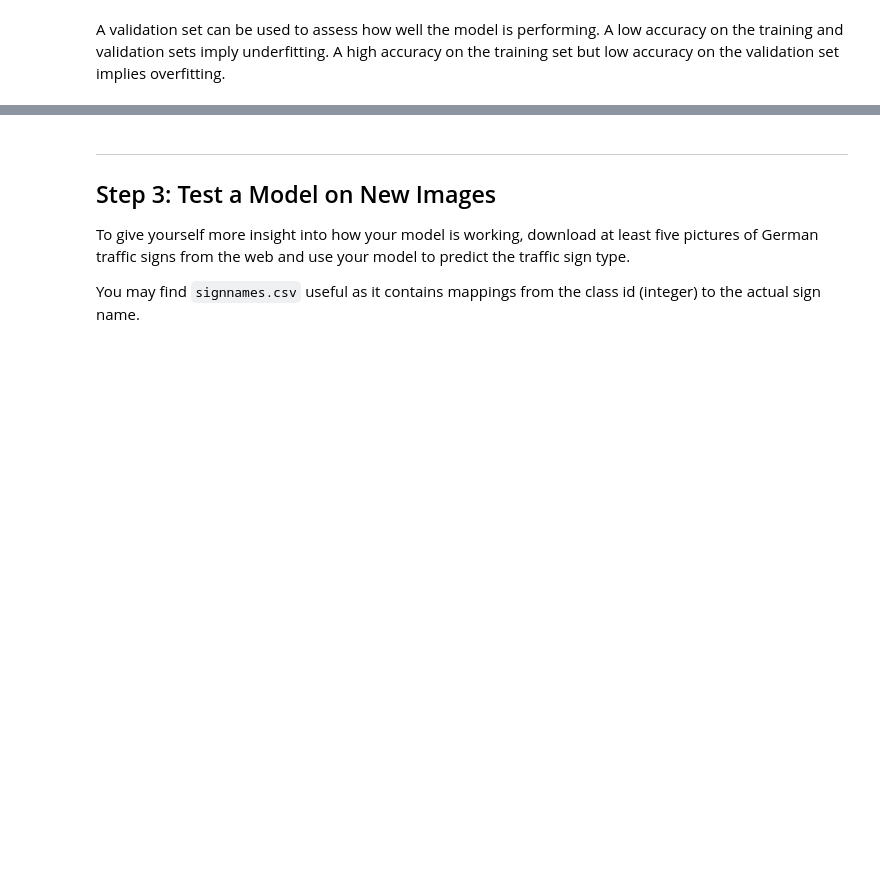
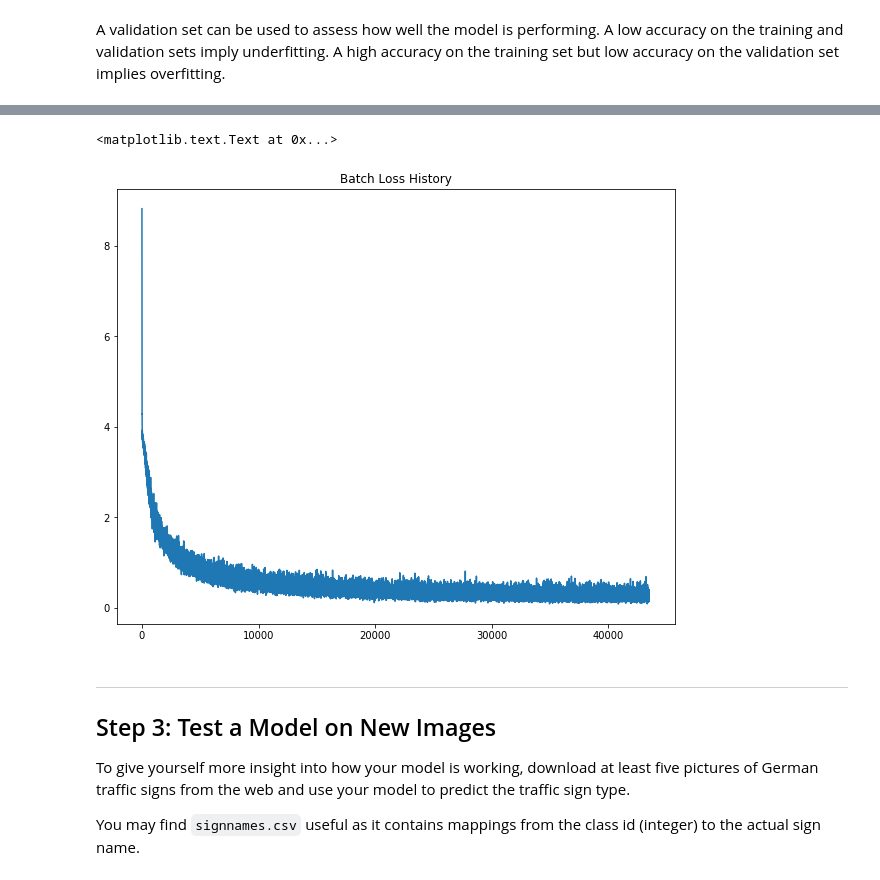
Before and after one commit to carsontang/CarND-Traffic-Sign-Classifier-Project, a Jupyter notebook: Traffic_Sign_Classifier.ipynb, the cells around one changed output, grey strips where cells are left out. Cells and saved outputs as stored; diff of their text form; code cells hidden in the pictures; blank space fills up the shorter version.

```diff
--- a/Traffic_Sign_Classifier.ipynb
+++ b/Traffic_Sign_Classifier.ipynb
@@ -397,0 +398,6 @@ print(validation_accuracy_history)
+# %%
+plt.plot(batch_loss_history, '-', label='loss')
+plt.title("Batch Loss History")
+# %% [output]
+<matplotlib.text.Text at 0x...>
+[figure, added]
```
Also changed, not shown: parts of 5 cells of this notebook.
